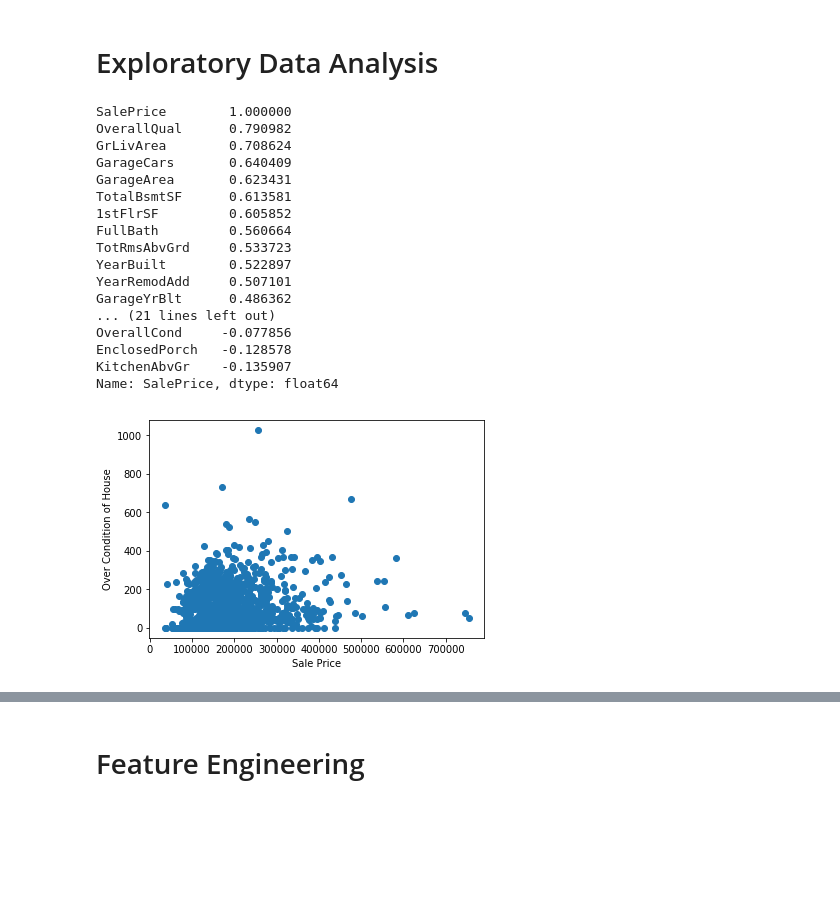
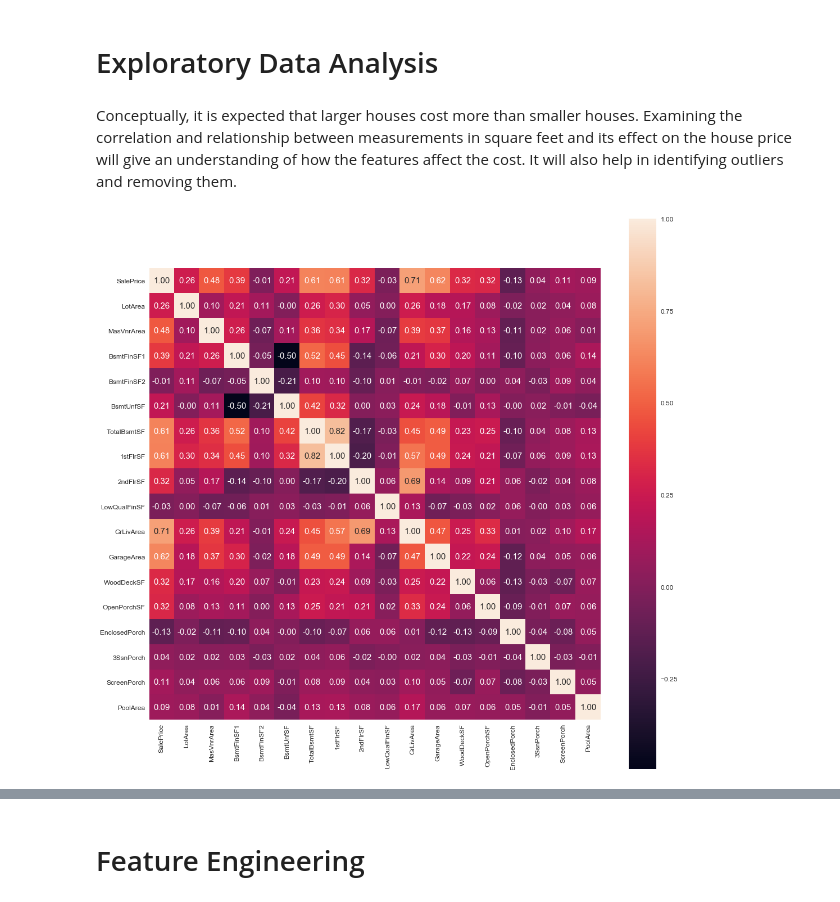
Before and after one commit to osaetinevbuoma/ames_housing_prices, a Jupyter notebook: ames_prediction_v3.ipynb, the cells around one changed output, grey strips where cells are left out. Saved outputs shown, nothing was run; the diff lists cells and outputs as text; code cells hidden in the pictures; blank space fills up the shorter version.

```diff
--- a/ames_prediction_v3.ipynb
+++ b/ames_prediction_v3.ipynb
@@ -115,37 +115,23 @@ df.head()
 5 rows × 80 columns
 # %% [markdown]
 # Exploratory Data Analysis #
-# %%
-df.corr()['SalePrice'].sort_values(ascending=False)
-# %% [output]
-SalePrice        1.000000
-OverallQual      0.790982
-GrLivArea        0.708624
-GarageCars       0.640409
-GarageArea       0.623431
-TotalBsmtSF      0.613581
-1stFlrSF         0.605852
-FullBath         0.560664
-TotRmsAbvGrd     0.533723
-YearBuilt        0.522897
-YearRemodAdd     0.507101
-GarageYrBlt      0.486362
-... (21 lines left out)
-OverallCond     -0.077856
-EnclosedPorch   -0.128578
-KitchenAbvGr    -0.135907
-Name: SalePrice, dtype: float64
+# %% [markdown]
+Conceptually, it is expected that larger houses cost more than smaller houses. Examining the correlation and relationship between measurements in square feet and its effect on the house price will give an understanding of how the features affect the cost. It will also help in identifying outliers and removing them.
 # %%
 columns = ['SalePrice', 'LotArea', 'MasVnrArea', 'BsmtFinSF1', 'BsmtFinSF2', 'BsmtUnfSF', 'TotalBsmtSF',
            '1stFlrSF', '2ndFlrSF', 'LowQualFinSF', 'GrLivArea', 'GarageArea', 'WoodDeckSF', 'OpenPorchSF',
            'EnclosedPorch', '3SsnPorch', 'ScreenPorch', 'PoolArea']
-
-plt.scatter(df['SalePrice'], (df['OpenPorchSF'] + df['EnclosedPorch'] + df['3SsnPorch'] + df['ScreenPorch']))
-plt.xlabel('Sale Price')
-plt.ylabel('Over Condition of House')
-plt.show()
-# %% [output]
-[figure, removed]
+# %%
+def show_corr_heatmap(cols):
+    plt.figure(figsize=(18, 18))
+    sns.set(font_scale=1.2)
+    sns.heatmap(df[cols].corr(), cbar=True, annot=True, square=True, fmt='.2f',
+                annot_kws={'size': 15}, yticklabels=cols, xticklabels=cols)
+    plt.show()
+
+show_corr_heatmap(columns)
+# %% [output]
+[figure, added]
 # %%
 import math
 
```
Also changed, not shown: parts of 5 cells of this notebook.
